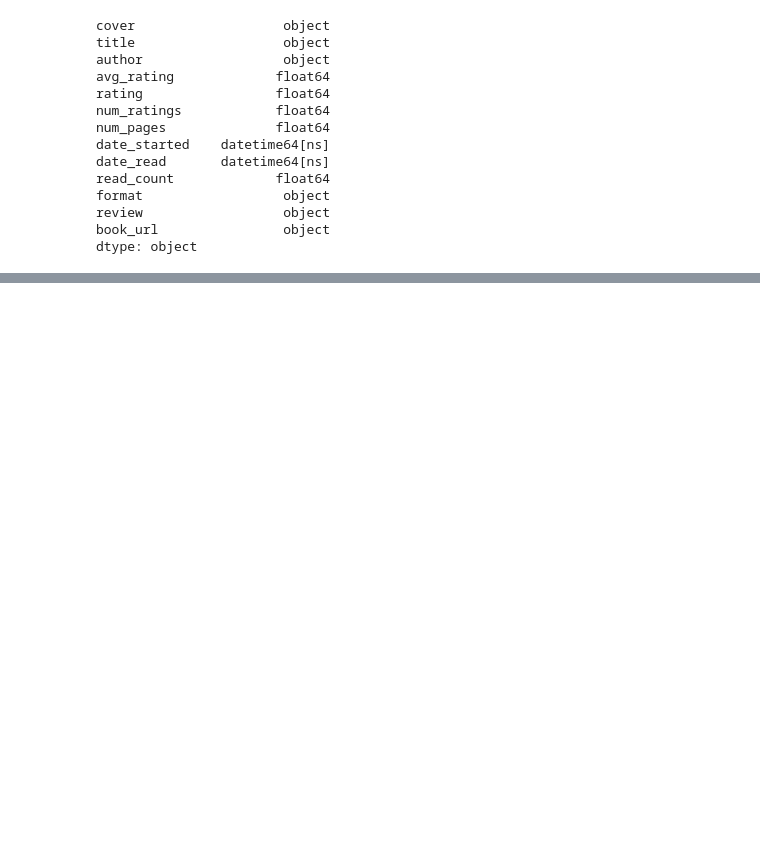
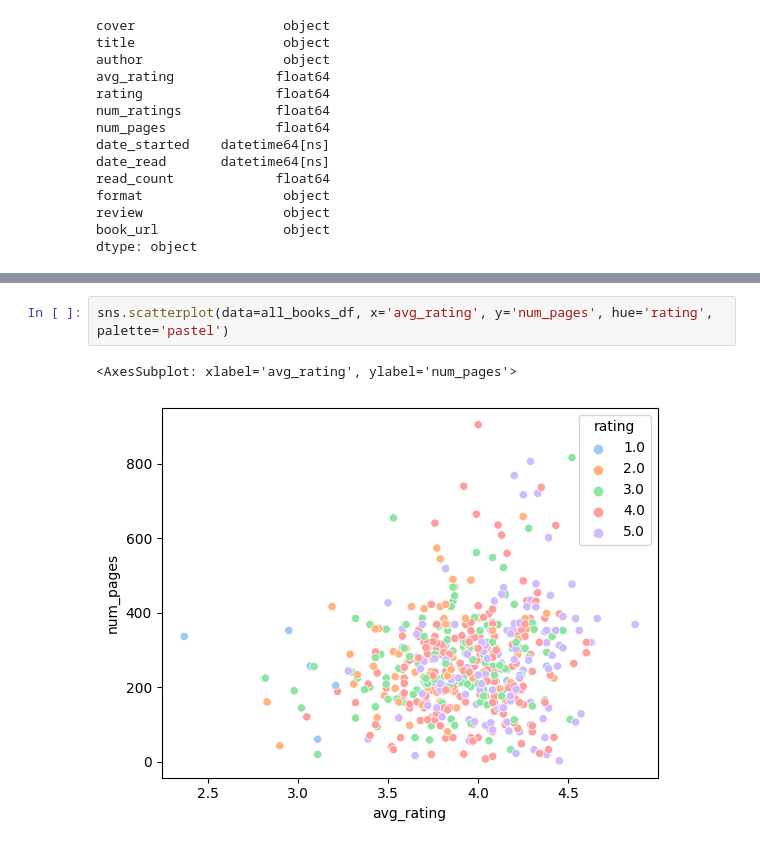
Before and after one commit to alex-x-o/Youreads, a Jupyter notebook: goodreads-scraping.ipynb, the cells around one changed output, grey strips where cells are left out. Drawn from its saved outputs; the diff is of its cells as text; blank space fills up the shorter version.

```diff
--- a/goodreads-scraping.ipynb
+++ b/goodreads-scraping.ipynb
@@ -208,0 +228,5 @@ display(books_with_reviews)
+# %%
+sns.scatterplot(data=all_books_df, x='avg_rating', y='num_pages', hue='rating', palette='pastel')
+# %% [output]
+<AxesSubplot: xlabel='avg_rating', ylabel='num_pages'>
+[figure, added]
```
Also changed, not shown: parts of 9 cells of this notebook, 1 other file.
